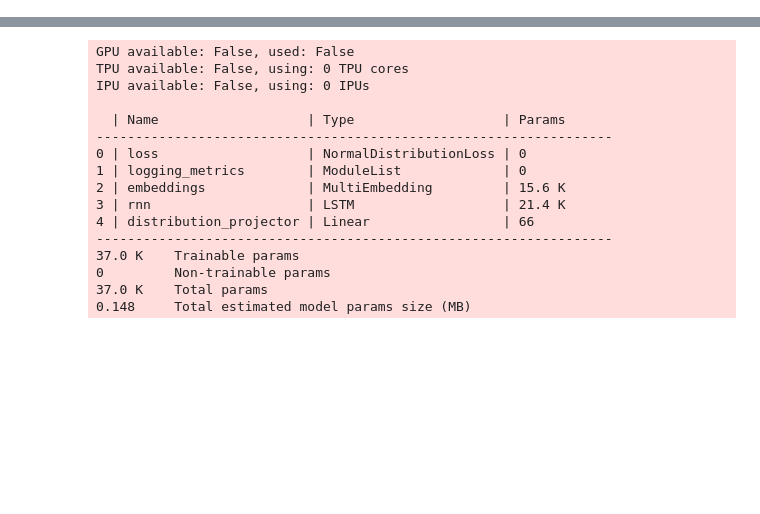
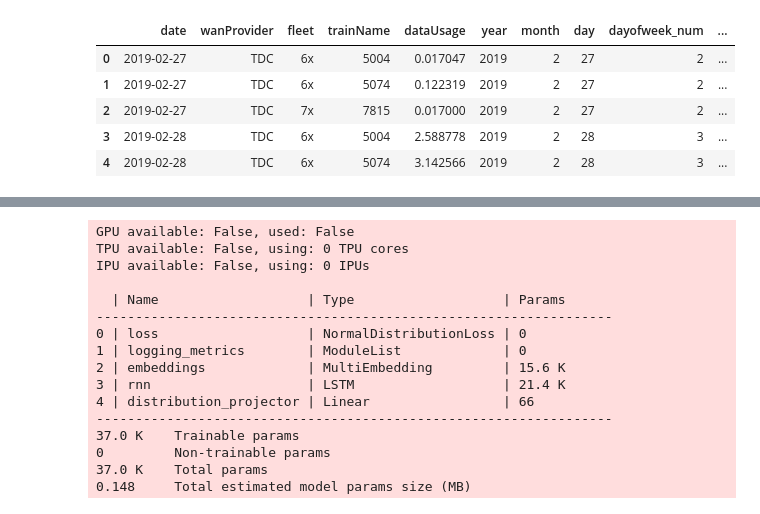
Before and after one commit to NaveedShahid/dash-app, a Jupyter notebook: deepar.ipynb, the cells around one changed output, grey strips where cells are left out. Saved outputs shown, nothing was run; the diff lists cells and outputs as text; code cells hidden in the pictures; blank space fills up the shorter version.

Commit message:
added deepar training code

```diff
--- a/deepar.ipynb
+++ b/deepar.ipynb
@@ -48,0 +46,11 @@ data['trainName'] = data['trainName'].astype(str)
+# %%
+data['year']=data['date'].dt.year.astype(int)
+data['month']=data['date'].dt.month.astype(int)
+data['day']=data['date'].dt.day.astype(int)
+
+data['dayofweek_num']=data['date'].dt.dayofweek.astype(int)
+data['dayofweek_name']=data['date'].dt.day_name().astype(str)
+
+data['time_idx'] = pd.Categorical(data['date']).codes
+data['trainName'] = data['trainName'].astype(str)
+data['static'] = '2'
@@ -48,0 +78,13 @@ data['trainName'] = data['trainName'].astype(str)
+# %%
+min_samples = 1000
+selected_providers = data['wanProvider'].value_counts()[data['wanProvider'].value_counts()>min_samples].index.values
+data = data[data['wanProvider'].isin(selected_providers)].reset_index(drop=True)
+# %%
+data.head(5)
+# %% [output]
+|  | date | wanProvider | fleet | trainName | dataUsage | year | month | day | dayofweek_num | ... |
+| 0 | 2019-02-27 | TDC | 6x | 5004 | 0.017047 | 2019 | 2 | 27 | 2 | ... |
+| 1 | 2019-02-27 | TDC | 6x | 5074 | 0.122319 | 2019 | 2 | 27 | 2 | ... |
+| 2 | 2019-02-27 | TDC | 7x | 7815 | 0.017000 | 2019 | 2 | 27 | 2 | ... |
+| 3 | 2019-02-28 | TDC | 6x | 5004 | 2.588778 | 2019 | 2 | 28 | 3 | ... |
+| 4 | 2019-02-28 | TDC | 6x | 5074 | 3.142566 | 2019 | 2 | 28 | 3 | ... |
```
Also changed, not shown: parts of 21 cells of this notebook, 10 other files.
